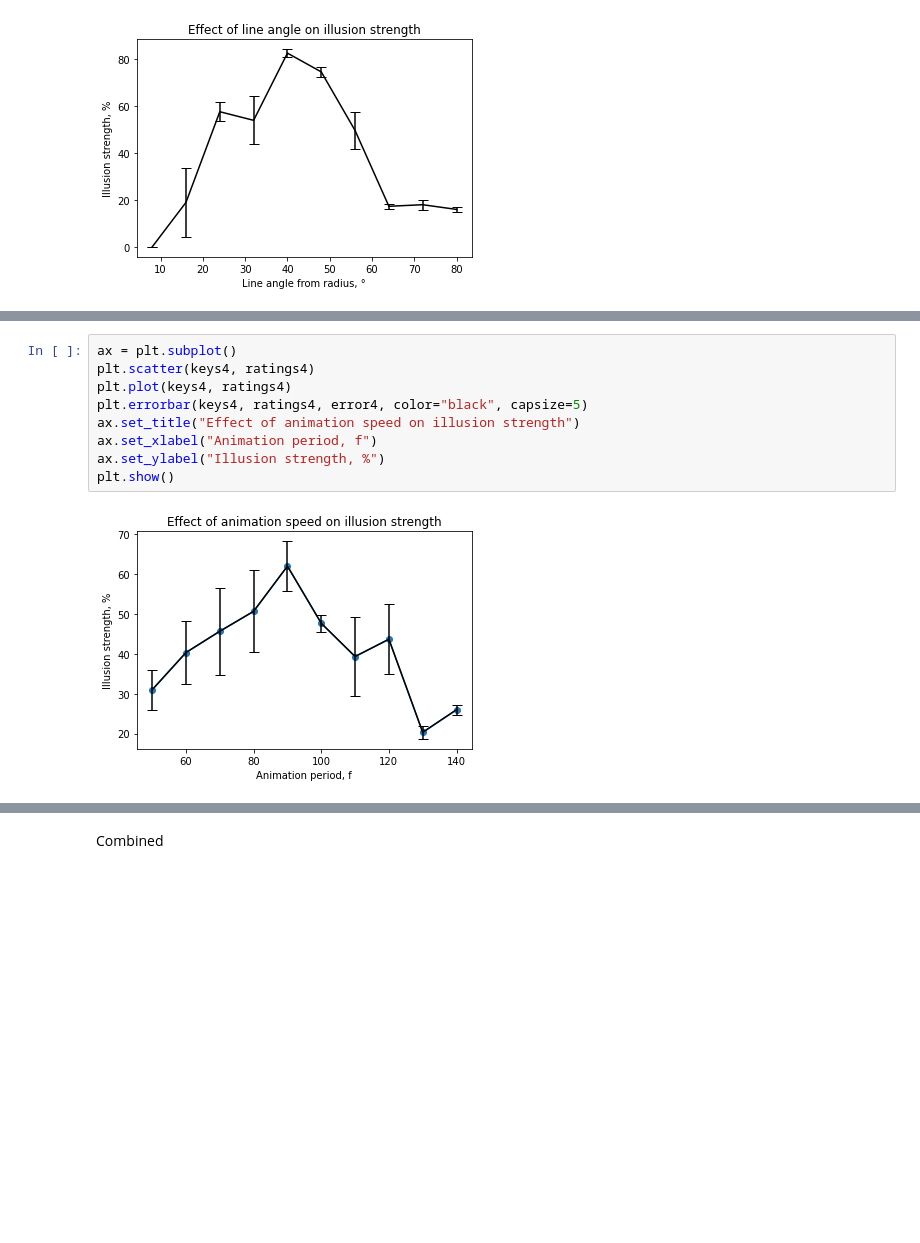
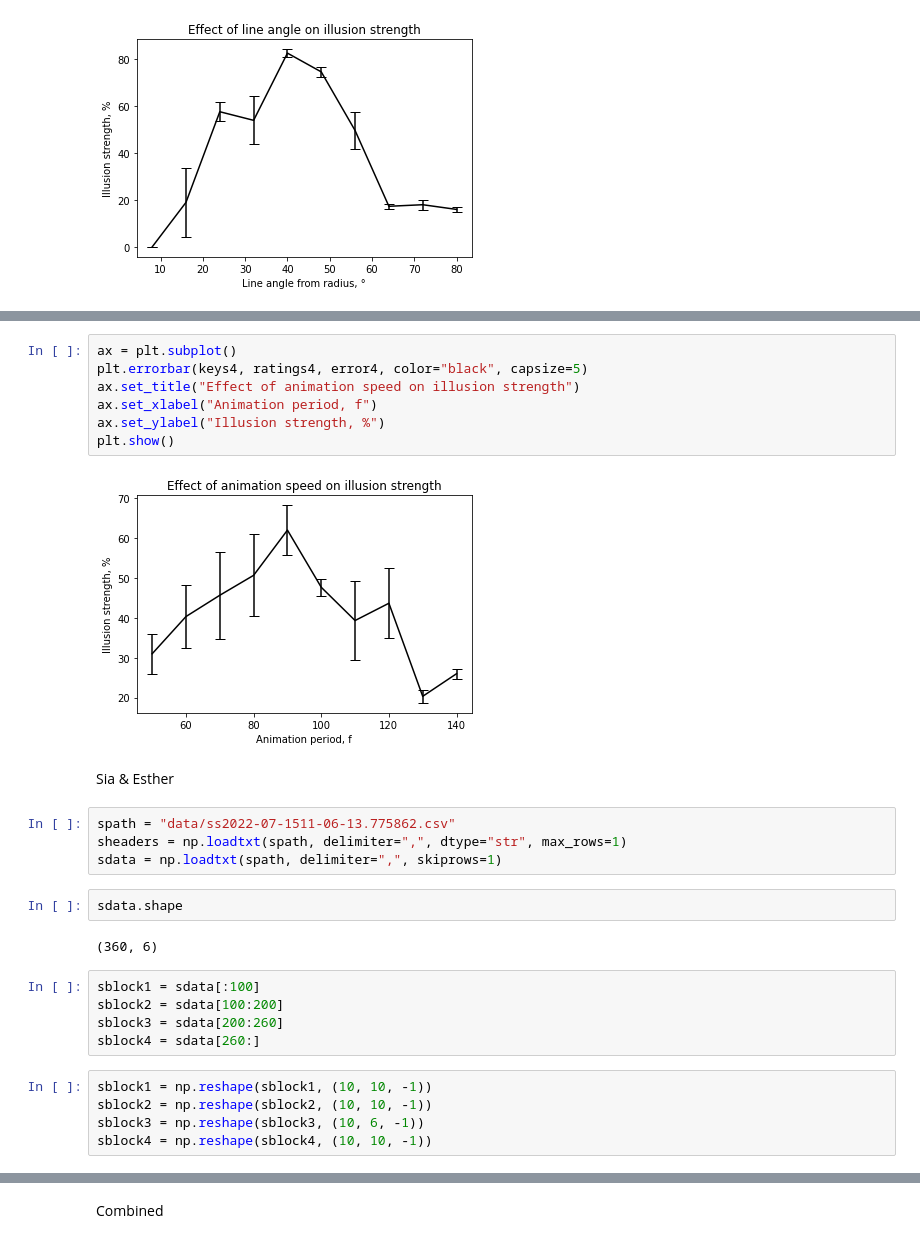
Before and after one commit to ChrisBaoCC/RLTIExperiment, a Jupyter notebook: analysis.ipynb, the cells around one changed output, grey strips where cells are left out. Drawn from its saved outputs; the diff is of its cells as text; blank space fills up the shorter version.

```diff
--- a/analysis.ipynb
+++ b/analysis.ipynb
@@ -90,12 +65,30 @@ plt.show()
 [figure]
 # %%
 ax = plt.subplot()
-plt.scatter(keys4, ratings4)
-plt.plot(keys4, ratings4)
 plt.errorbar(keys4, ratings4, error4, color="black", capsize=5)
 ax.set_title("Effect of animation speed on illusion strength")
 ax.set_xlabel("Animation period, f")
 ax.set_ylabel("Illusion strength, %")
 plt.show()
 # %% [output]
-[figure, old version]
+[figure, new version]
+# %% [markdown]
+Sia & Esther
+# %%
+spath = "data/ss2022-07-1511-06-13.775862.csv"
+sheaders = np.loadtxt(spath, delimiter=",", dtype="str", max_rows=1)
+sdata = np.loadtxt(spath, delimiter=",", skiprows=1)
+# %%
+sdata.shape
+# %% [output]
+(360, 6)
+# %%
+sblock1 = sdata[:100]
+sblock2 = sdata[100:200]
+sblock3 = sdata[200:260]
+sblock4 = sdata[260:]
+# %%
+sblock1 = np.reshape(sblock1, (10, 10, -1))
+sblock2 = np.reshape(sblock2, (10, 10, -1))
+sblock3 = np.reshape(sblock3, (10, 6, -1))
+sblock4 = np.reshape(sblock4, (10, 10, -1))
```
Also changed, not shown: parts of 36 cells of this notebook, 5 other files.
